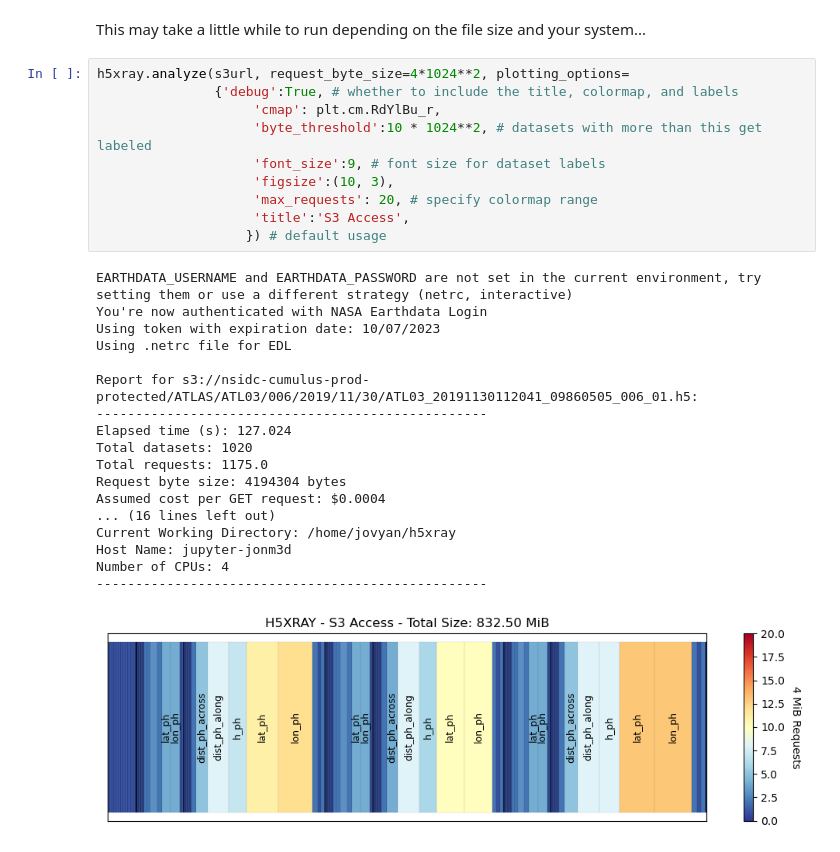
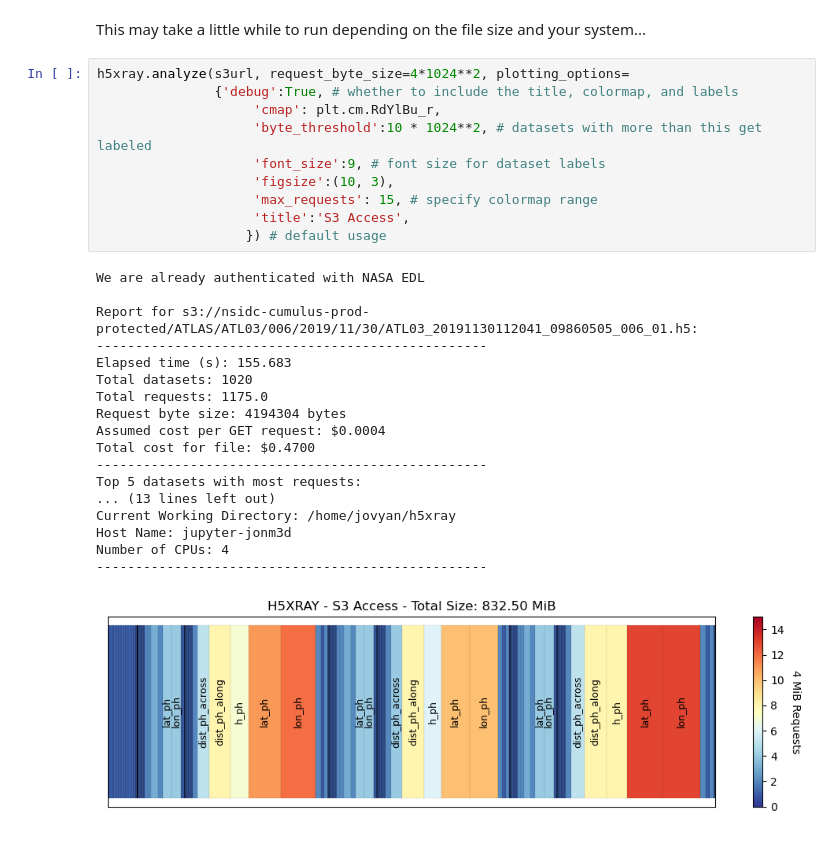
Before and after one commit to jonm3D/h5xray, a Jupyter notebook: demo.ipynb, the cells around one changed output. Saved outputs shown, nothing was run; the diff lists cells and outputs as text.

```diff
--- a/demo.ipynb
+++ b/demo.ipynb
@@ -217,29 +217,29 @@ This may take a little while to run depending on the file size and your system..
 # %%
 h5xray.analyze(s3url, request_byte_size=4*1024**2, plotting_options=
                {'debug':True, # whether to include the title, colormap, and labels
                     'cmap': plt.cm.RdYlBu_r,
                     'byte_threshold':10 * 1024**2, # datasets with more than this get labeled
                     'font_size':9, # font size for dataset labels
                     'figsize':(10, 3),
-                    'max_requests': 20, # specify colormap range
+                    'max_requests': 15, # specify colormap range
                     'title':'S3 Access',
                    }) # default usage
 # %% [output]
-EARTHDATA_USERNAME and EARTHDATA_PASSWORD are not set in the current environment, try setting them or use a different strategy (netrc, interactive)
-You're now authenticated with NASA Earthdata Login
-Using token with expiration date: 10/07/2023
-Using .netrc file for EDL
+We are already authenticated with NASA EDL
 
 Report for s3://nsidc-cumulus-prod-protected/ATLAS/ATL03/006/2019/11/30/ATL03_20191130112041_09860505_006_01.h5:
 --------------------------------------------------
-Elapsed time (s): 127.024
+Elapsed time (s): 155.683
 Total datasets: 1020
 Total requests: 1175.0
 Request byte size: 4194304 bytes
 Assumed cost per GET request: $0.0004
-... (16 lines left out)
+Total cost for file: $0.4700
+--------------------------------------------------
+Top 5 datasets with most requests:
+... (13 lines left out)
 Current Working Directory: /home/jovyan/h5xray
 Host Name: jupyter-jonm3d
 Number of CPUs: 4
 --------------------------------------------------
-[figure, old version]
+[figure, new version]
```
Also changed, not shown: parts of 1 cell of this notebook, 5 other files.
